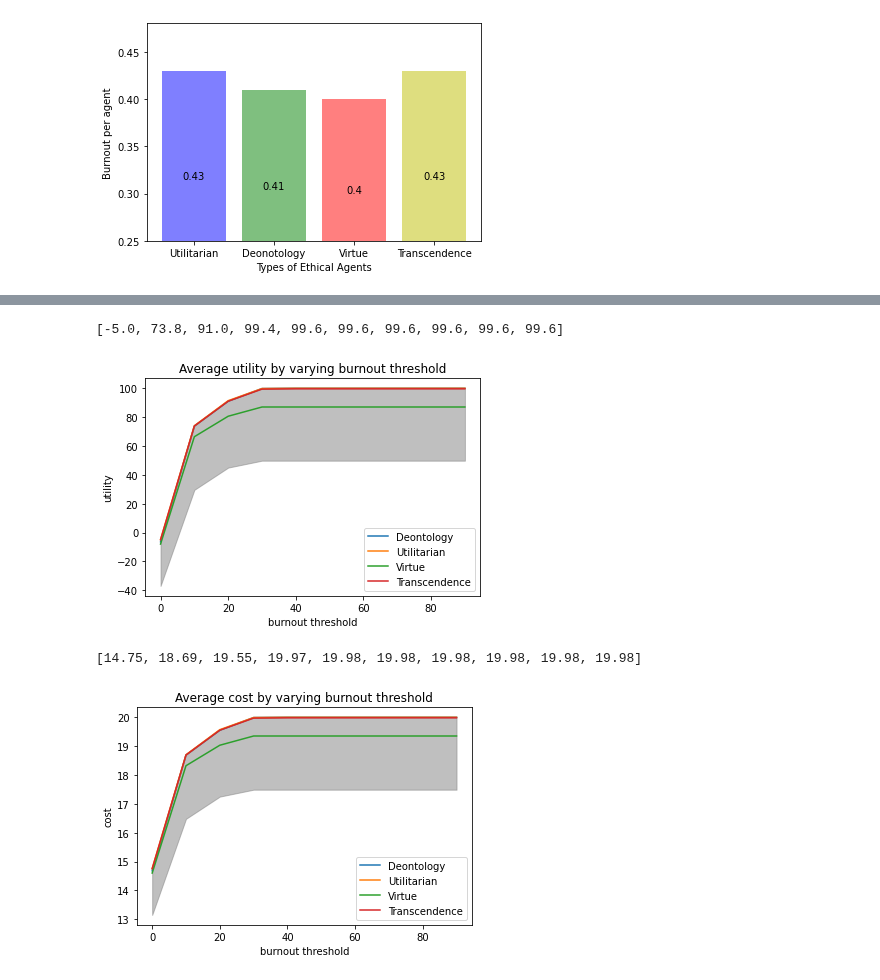
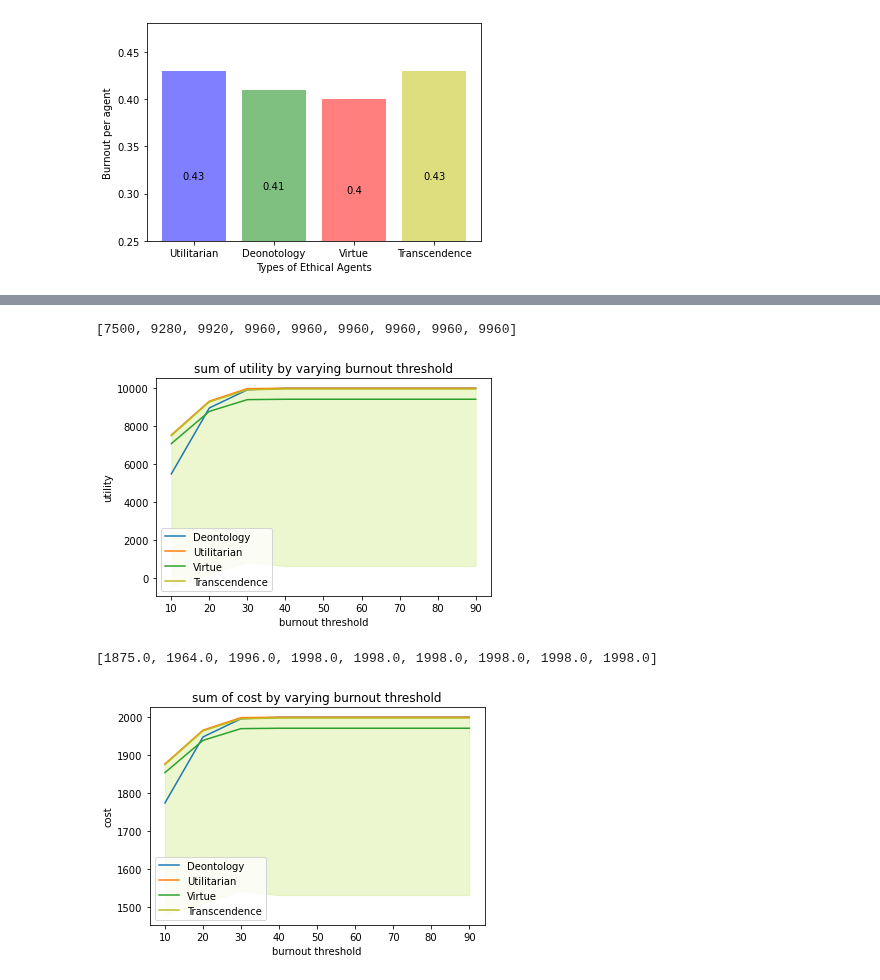
Before and after one commit to WSL-IIITB/SPECTRA, a Jupyter notebook: result_analysis.ipynb, the cells around one changed output, grey strips where cells are left out. Drawn from its saved outputs; the diff is of its cells as text; code cells hidden in the pictures.

```diff
--- a/result_analysis.ipynb
+++ b/result_analysis.ipynb
@@ -131,3 +102,0 @@ virtue_dict
-# %%
-trans_dict = pickle.load(open('pickle_files/AdvRatio/Transcedence(0.5).pkl', 'rb'))
-trans_dict
@@ -152,7 +102,0 @@ trans_dict
-# %%
-translow_dict = pickle.load(open('pickle_files/AdvRatio/Transcedence(0.1).pkl', 'rb'))
-transhigh_dict = pickle.load(open('pickle_files/AdvRatio/Transcedence(1).pkl', 'rb'))
-transDict = {0.1:translow_dict["outcomeNetwork"],1:transhigh_dict["outcomeNetwork"]}
-# %%
-trans_dict_quarter = pickle.load(open('pickle_files/AdvRatio/Transcedence(0.25).pkl', 'rb'))
-trans_dict_quarter
@@ -516,7 +384,7 @@ plt.savefig("results/best_bar/burnout.png", dpi=600)
 [figure]
 # %%
 burnout_deontic = pickle.load(open('pickle_files/burnoutThreshold/deontic.pkl', 'rb'))
-burnout_util = pickle.load(open('pickle_files/burnoutThreshold/util.pkl', 'rb'))
+burnout_util = pickle.load(open('pickle_files/burnoutThreshold/utilitarian.pkl', 'rb'))
 burnout_virtue = pickle.load(open('pickle_files/burnoutThreshold/virtue.pkl', 'rb'))
 burnout_trans = pickle.load(open('pickle_files/burnoutThreshold/trans(0.5).pkl', 'rb'))
 burnout_trans_low = pickle.load(open('pickle_files/burnoutThreshold/trans(0.1).pkl', 'rb'))
@@ -554,11 +438,11 @@ y_low = [np.sum(getNetworkProp(burnout_trans_dict[0.1][val].getGraph(), 'utility
 # %%
-plotComparative_shaded(burnout_dict,burnout_trans_dict,"utility","burnout threshold",fig_label="burnout_thresh/utility",metric="mean")
+plotComparative_shaded(burnout_dict,burnout_trans_dict,"utility","burnout threshold",fig_label="burnout_thresh/utility")
 # %% [output]
-[-5.0, 73.8, 91.0, 99.4, 99.6, 99.6, 99.6, 99.6, 99.6, 99.6]
+[7500, 9280, 9920, 9960, 9960, 9960, 9960, 9960, 9960]
-[figure, old version]
+[figure, new version]
 # %%
-plotComparative_shaded(burnout_dict,burnout_trans_dict,"cost","burnout threshold",fig_label="burnout_thresh/cost",metric="mean")
+plotComparative_shaded(burnout_dict,burnout_trans_dict,"cost","burnout threshold",fig_label="burnout_thresh/cost")
 # %% [output]
-[14.75, 18.69, 19.55, 19.97, 19.98, 19.98, 19.98, 19.98, 19.98, 19.98]
+[1875.0, 1964.0, 1996.0, 1998.0, 1998.0, 1998.0, 1998.0, 1998.0, 1998.0]
-[figure, old version]
+[figure, new version]
 # %%
```
Also changed, not shown: parts of 39 cells of this notebook, 41 other files.
